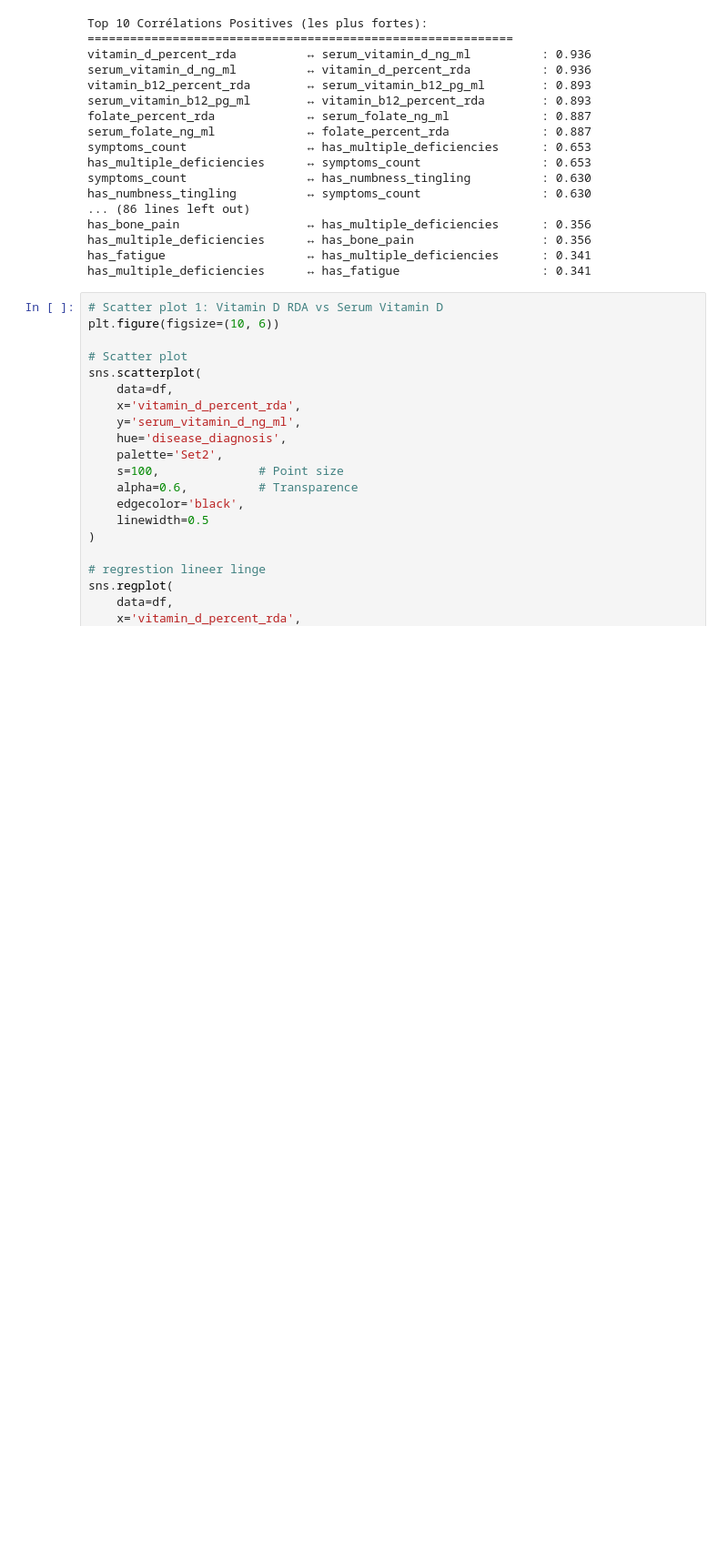
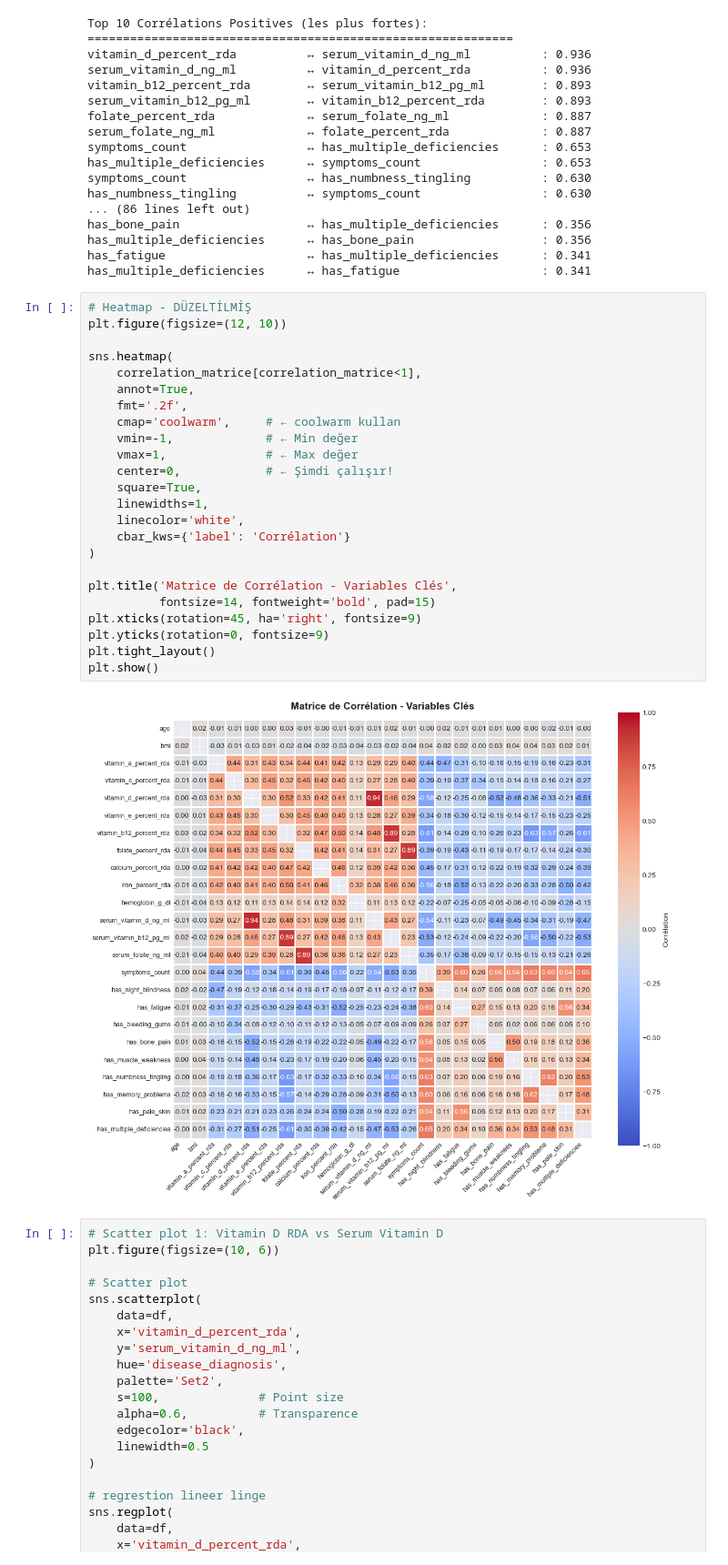
Before and after one commit to serdarvarl/projet_vitamin_IA, a Jupyter notebook: notebooks/data_vis.ipynb, the cells around one changed output. Shown at 91% size. Drawn from its saved outputs; the diff is of its cells as text; blank space fills up the shorter version.

```diff
--- a/notebooks/data_vis.ipynb
+++ b/notebooks/data_vis.ipynb
@@ -371,6 +371,32 @@ has_bone_pain                  ↔ has_multiple_deficiencies      : 0.356
 has_multiple_deficiencies      ↔ has_bone_pain                  : 0.356
 has_fatigue                    ↔ has_multiple_deficiencies      : 0.341
 has_multiple_deficiencies      ↔ has_fatigue                    : 0.341
+# %%
+# Heatmap - DÜZELTİLMİŞ
+plt.figure(figsize=(12, 10))
+
+sns.heatmap(
+    correlation_matrice[correlation_matrice<1],
+    annot=True,
+    fmt='.2f',
+    cmap='coolwarm',     # ← coolwarm kullan
+    vmin=-1,             # ← Min değer
+    vmax=1,              # ← Max değer
+    center=0,            # ← Şimdi çalışır!
+    square=True,
+    linewidths=1,
+    linecolor='white',
+    cbar_kws={'label': 'Corrélation'}
+)
+
+plt.title('Matrice de Corrélation - Variables Clés',
+          fontsize=14, fontweight='bold', pad=15)
+plt.xticks(rotation=45, ha='right', fontsize=9)
+plt.yticks(rotation=0, fontsize=9)
+plt.tight_layout()
+plt.show()
+# %% [output]
+[figure, added]
 # %%
 # Scatter plot 1: Vitamin D RDA vs Serum Vitamin D
 plt.figure(figsize=(10, 6))
```
Also changed, not shown: parts of 1 cell of this notebook.
